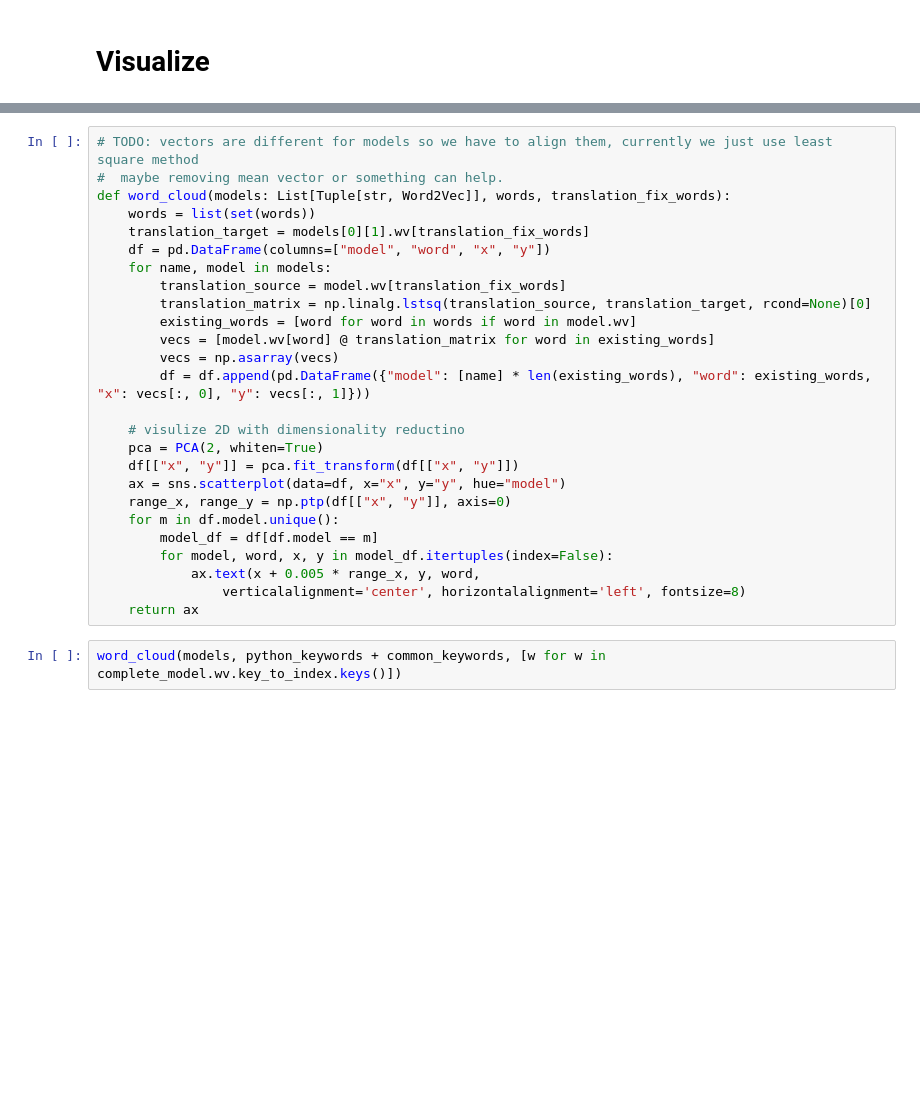
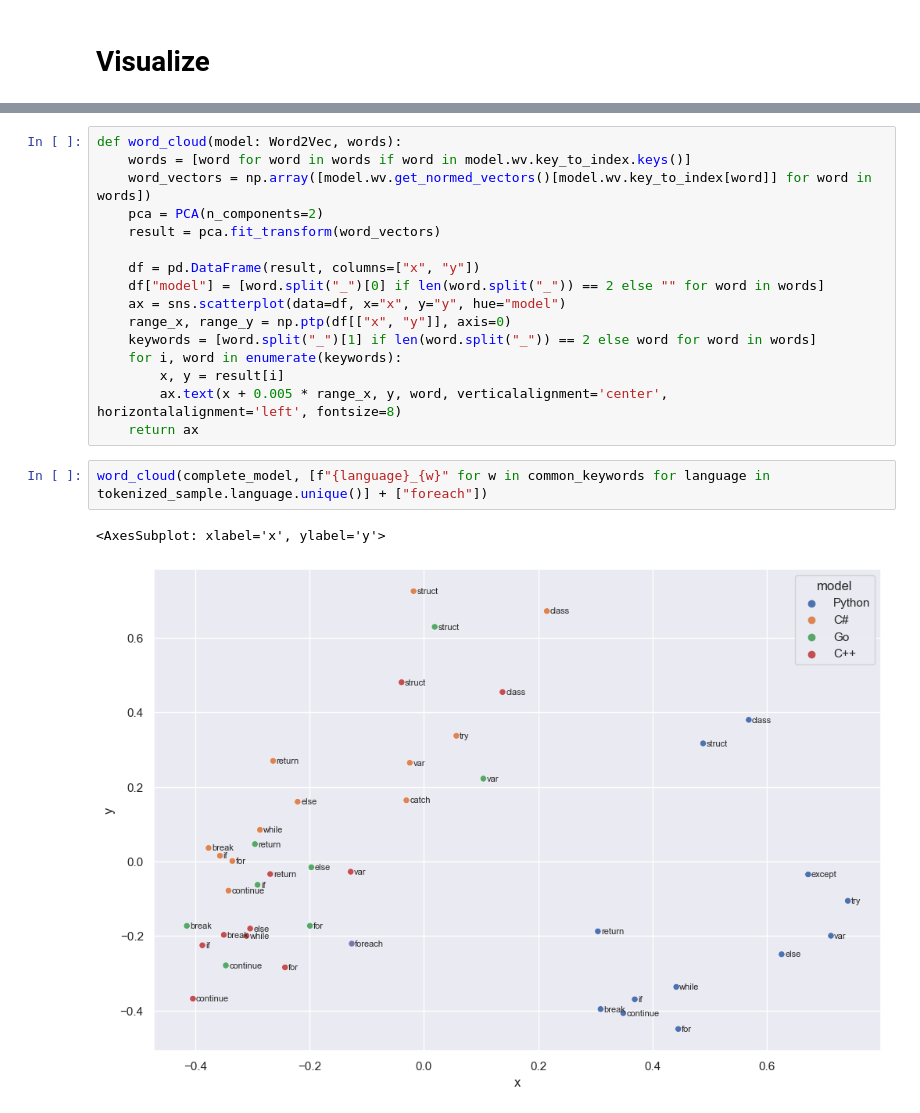
Before and after one commit to kev-inn/programming-languages-w2v, a Jupyter notebook: example.ipynb, the cells around one changed output, grey strips where cells are left out. Drawn from its saved outputs; the diff is of its cells as text; blank space fills up the shorter version.

```diff
--- a/example.ipynb
+++ b/example.ipynb
@@ -83,31 +110,24 @@ python_keywords = ["def", "class", "return", "if", "else", "for", "while", "in",
 cpp_keywords = ["class", "bool", "catch", "try", "break", "continue", "delete", "do", "else", "enum", "explicit", "export", "extern", "false", "for", "friend", "goto", "if", "inline", "mutable", "namespace", "new", "operator", "private", "protected", "public", "register", "return", "sizeof", "static", "struct", "switch", "template", "this", "throw", "true", "typedef", "typeid", "typename", "union", "using", "virtual", "volatile", "while"]
 csharp_keywords = ["class", "bool", "catch", "try", "break", "continue", "delete", "do", "else", "enum", "explicit", "export", "extern", "false", "for", "friend", "goto", "if", "inline", "mutable", "namespace", "new", "operator", "private", "protected", "public", "register", "return", "sizeof", "static", "struct", "switch", "template", "this", "throw", "true", "typedef", "typeid", "typename", "union", "using", "virtual", "volatile", "while"]
 go_keywords = ["break", "func", "default", "type", "defer", "go", "struct", "map", "chan", "else", "goto", "package", "range", "const", "fallthrough", "for", "import", "interface", "return", "select", "case", "continue", "if", "switch", "var", "nil", "true", "false"]
-# %%
-# TODO: vectors are different for models so we have to align them, currently we just use least square method
-#  maybe removing mean vector or something can help.
-def word_cloud(models: List[Tuple[str, Word2Vec]], words, translation_fix_words):
-    words = list(set(words))
-    translation_target = models[0][1].wv[translation_fix_words]
-    df = pd.DataFrame(columns=["model", "word", "x", "y"])
-    for name, model in models:
-        translation_source = model.wv[translation_fix_words]
-        translation_matrix = np.linalg.lstsq(translation_source, translation_target, rcond=None)[0]
-        existing_words = [word for word in words if word in model.wv]
-        vecs = [model.wv[word] @ translation_matrix for word in existing_words]
-        vecs = np.asarray(vecs)
-        df = df.append(pd.DataFrame({"model": [name] * len(existing_words), "word": existing_words, "x": vecs[:, 0], "y": vecs[:, 1]}))
-
-    # visulize 2D with dimensionality reductino
-    pca = PCA(2, whiten=True)
-    df[["x", "y"]] = pca.fit_transform(df[["x", "y"]])
-    ax = sns.scatterplot(data=df, x="x", y="y", hue="model")
-    range_x, range_y = np.ptp(df[["x", "y"]], axis=0)
-    for m in df.model.unique():
-        model_df = df[df.model == m]
-        for model, word, x, y in model_df.itertuples(index=False):
-            ax.text(x + 0.005 * range_x, y, word,
-                verticalalignment='center', horizontalalignment='left', fontsize=8)
-    return ax
-# %%
-word_cloud(models, python_keywords + common_keywords, [w for w in complete_model.wv.key_to_index.keys()])
+# %%
+def word_cloud(model: Word2Vec, words):
+    words = [word for word in words if word in model.wv.key_to_index.keys()]
+    word_vectors = np.array([model.wv.get_normed_vectors()[model.wv.key_to_index[word]] for word in words])
+    pca = PCA(n_components=2)
+    result = pca.fit_transform(word_vectors)
+
+    df = pd.DataFrame(result, columns=["x", "y"])
+    df["model"] = [word.split("_")[0] if len(word.split("_")) == 2 else "" for word in words]
+    ax = sns.scatterplot(data=df, x="x", y="y", hue="model")
+    range_x, range_y = np.ptp(df[["x", "y"]], axis=0)
+    keywords = [word.split("_")[1] if len(word.split("_")) == 2 else word for word in words]
+    for i, word in enumerate(keywords):
+        x, y = result[i]
+        ax.text(x + 0.005 * range_x, y, word, verticalalignment='center', horizontalalignment='left', fontsize=8)
+    return ax
+# %%
+word_cloud(complete_model, [f"{language}_{w}" for w in common_keywords for language in tokenized_sample.language.unique()] + ["foreach"])
+# %% [output]
+<AxesSubplot: xlabel='x', ylabel='y'>
+[figure, added]
```
Also changed, not shown: parts of 10 cells of this notebook.
